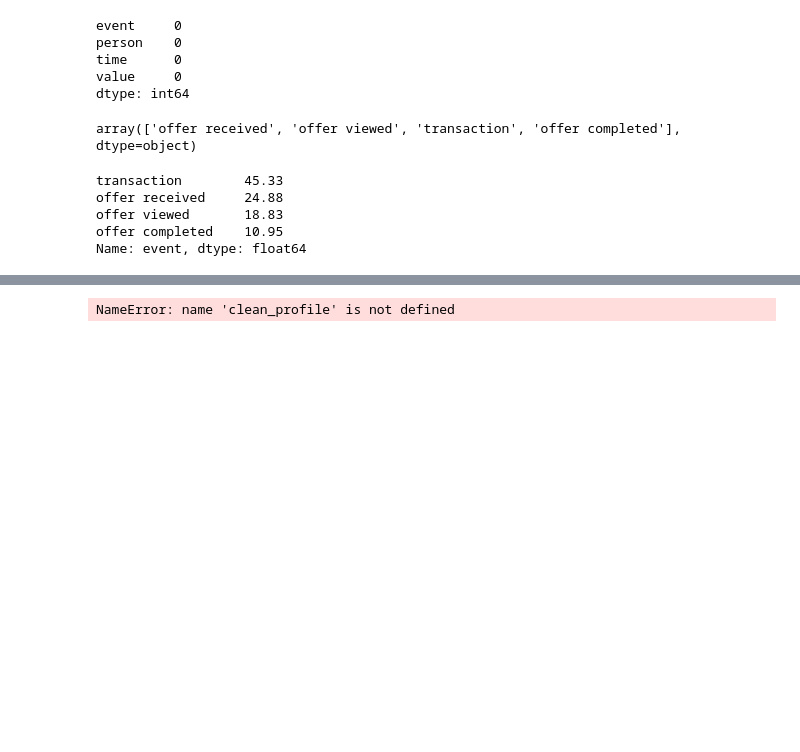
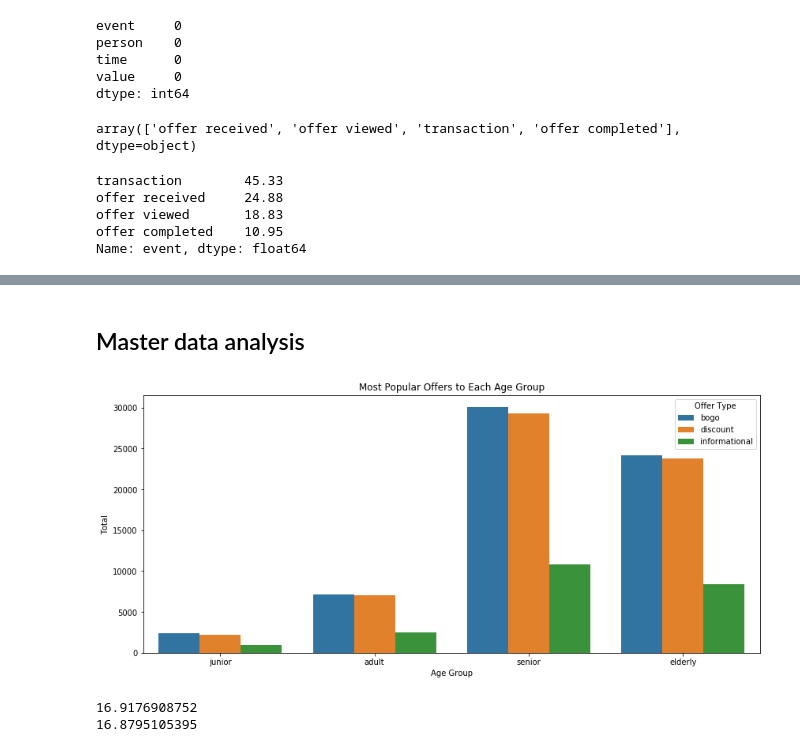
Before and after one commit to isakkabir/Starbucks-Challenge, a Jupyter notebook: Starbucks_Capstone_notebook.ipynb, the cells around one changed output, grey strips where cells are left out. Cells and saved outputs as stored; diff of their text form; code cells hidden in the pictures; blank space fills up the shorter version.

```diff
--- a/Starbucks_Capstone_notebook.ipynb
+++ b/Starbucks_Capstone_notebook.ipynb
@@ -725,6 +733,30 @@ member_type         33772
 dtype: int64
+# %% [markdown]
+## Master data analysis
 # %%
 # creating a new column representing the age group to which the customer belongs
-clean_profile['age_group'] = pd.cut(clean_profile['age'], bins=[17, 22, 35, 60, 103],labels=['teenager', 'young-adult', 'adult', 'elderly'])
+master_df['age_group'] = pd.cut(master_df['age'], bins=[17, 22, 35, 60, 103],labels=['junior', 'adult', 'senior', 'elderly'])
-# %% [output]
-NameError: name 'clean_profile' is not defined
+# %%
+plt.figure(figsize=(14, 6))
+g = sns.countplot(x="age_group", hue="offer_type", data=master_df)
+plt.title('Most Popular Offers to Each Age Group')
+plt.ylabel('Total')
+plt.xlabel('Age Group')
+xlabels = ['junior','adult','senior','elderly']
+g.set_xticklabels(xlabels)
+plt.xticks(rotation = 0)
+plt.legend(title='Offer Type')
+plt.show();
+# %% [output]
+[figure, added]
+# %%
+# excluding all events of 'offer received'
+copy_master_df = master_df[master_df['event'] != 'offer received']
+copy_master_df = copy_master_df[copy_master_df['event'] != 'transaction']
+avg_time_spent_offer = copy_master_df.groupby(['gender', 'offer_id'])['time'].mean().reset_index()
+
+print(avg_time_spent_offer[avg_time_spent_offer['gender'] == 1]['time'].values[0] / 24)
+print(avg_time_spent_offer[avg_time_spent_offer['gender'] == 2]['time'].values[0] / 24)
+# %% [output]
+16.9176908752
+16.8795105395
```
Also changed, not shown: parts of 22 cells of this notebook.
